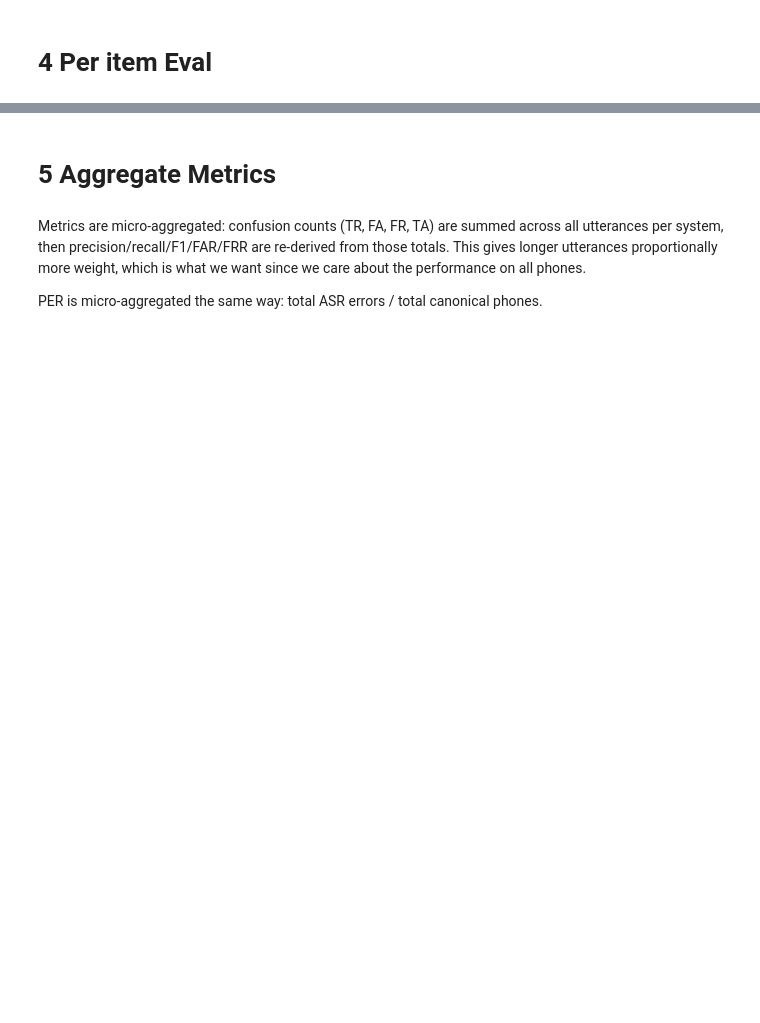
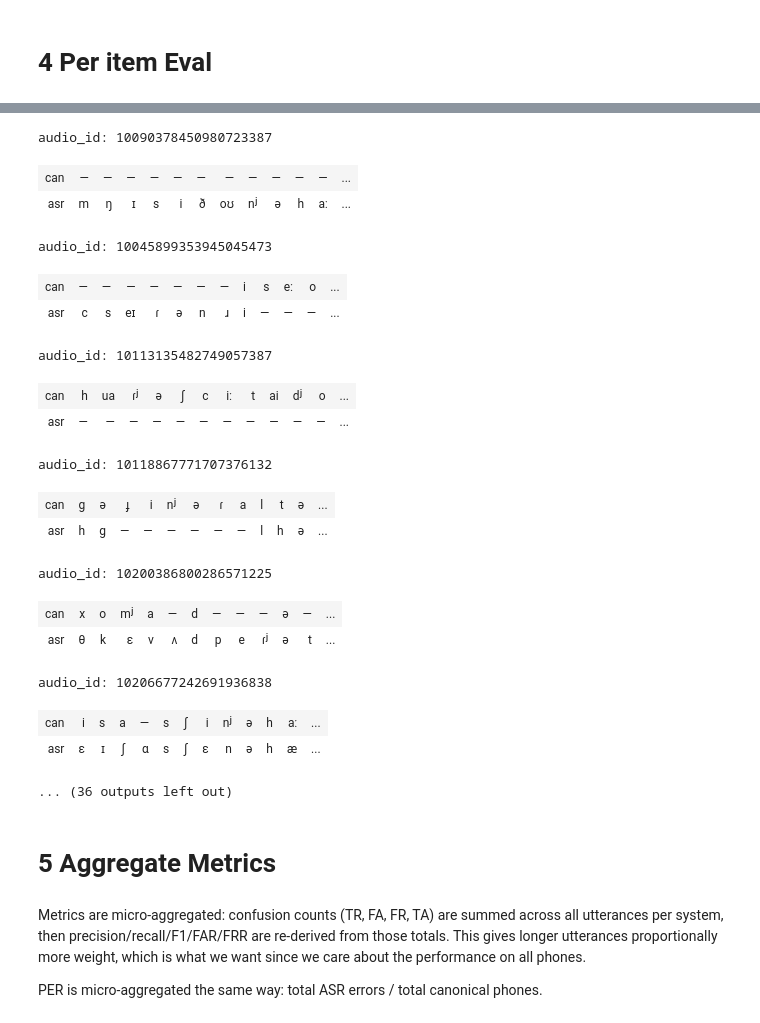
Before and after one commit to linkofchain/ThesisProject, a Jupyter notebook: scripts/eval/full_evaluation.ipynb, the cells around one changed output, grey strips where cells are left out. Drawn from its saved outputs; the diff is of its cells as text; code cells hidden in the pictures; blank space fills up the shorter version.

```diff
--- a/scripts/eval/full_evaluation.ipynb
+++ b/scripts/eval/full_evaluation.ipynb
@@ -275,22 +286,17 @@ when ready.
 # %%
 l2_combined_records = None
 
-if combined_pipe is not None:
+if combined_model is not None:
     l2_combined_records = []
     for r in records:
         audio_path = AUDIO_DIR / f"{r['audio_id']}.wav"
-        waveform, sr = torchaudio.load(audio_path)
+        data, sr = sf.read(audio_path, dtype="float32", always_2d=False)
         if sr != 16000:
-            waveform = torchaudio.functional.resample(waveform, sr, 16000)
-        audio_input = {"array": waveform.squeeze(0).numpy(), "sampling_rate": 16000}
-
-        raw = combined_pipe(audio_input)["text"]
-        asr = collapse_phones(raw.split())
-
+            data = torchaudio.functional.resample(torch.from_numpy(data).unsqueeze(0), sr, 16000).squeeze(0).numpy()
+        asr = collapse_phones(greedy_ctc_phones(combined_processor, combined_model, data, device=DEVICE))
         result = dict(r)
         result["asr"] = asr
         l2_combined_records.append(result)
-
     print(f"Done. {len(l2_combined_records)} utterances inferred.")
 else:
     print("COMBINED_MODEL_ID not set — skipping.")
@@ -330,3 +372,27 @@ per_utt_df
+# %%
+# inspect all records for a system
+for r in l2_records:
+    show_alignment_html(r)
+# %% [output]
+audio_id: 10090378450980723387
+| can | — | — | — | — | — | — | — | — | — | — | — | ... |
+| asr | m | ŋ | ɪ | s | i | ð | oʊ | nʲ | ə | h | aː | ... |
+audio_id: 10045899353945045473
+| can | — | — | — | — | — | — | — | i | s | eː | o | ... |
+| asr | c | s | eɪ | ɾ | ə | n | ɹ | i | — | — | — | ... |
+audio_id: 10113135482749057387
+| can | h | ua | ɾʲ | ə | ʃ | c | iː | t | ai | dʲ | o | ... |
+| asr | — | — | — | — | — | — | — | — | — | — | — | ... |
+audio_id: 10118867771707376132
+| can | ɡ | ə | ɟ | i | nʲ | ə | ɾ | a | l | t | ə | ... |
+| asr | h | g | — | — | — | — | — | — | l | h | ə | ... |
+audio_id: 10200386800286571225
+| can | x | o | mʲ | a | — | d | — | — | — | ə | — | ... |
+| asr | θ | k | ɛ | v | ʌ | d | p | e | ɾʲ | ə | t | ... |
+audio_id: 10206677242691936838
+| can | i | s | a | — | s | ʃ | i | nʲ | ə | h | aː | ... |
+| asr | ɛ | ɪ | ʃ | ɑ | s | ʃ | ɛ | n | ə | h | æ | ... |
+... (36 outputs left out)
 # %% [markdown]
 # 5 Aggregate Metrics
 # %% [markdown]
```
Also changed, not shown: parts of 21 cells of this notebook, 7 other files.
